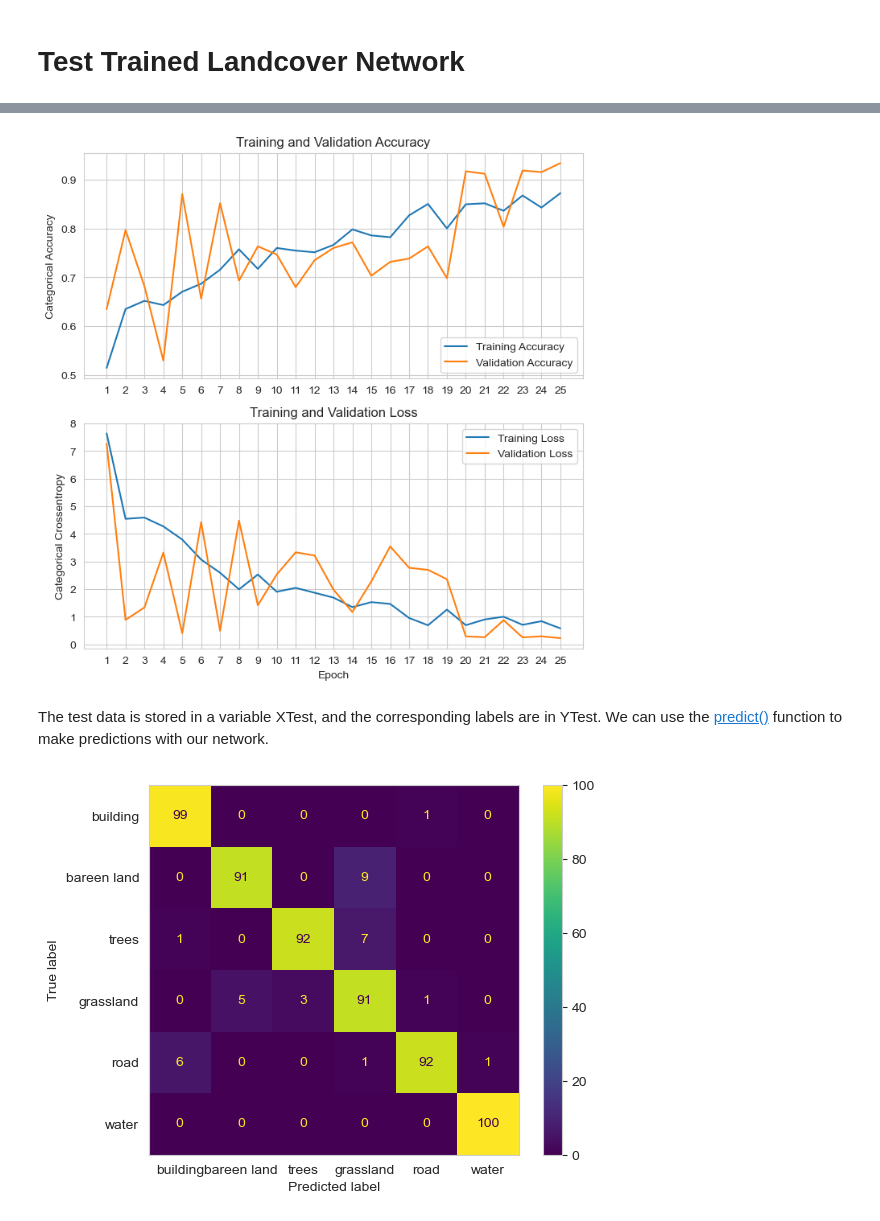
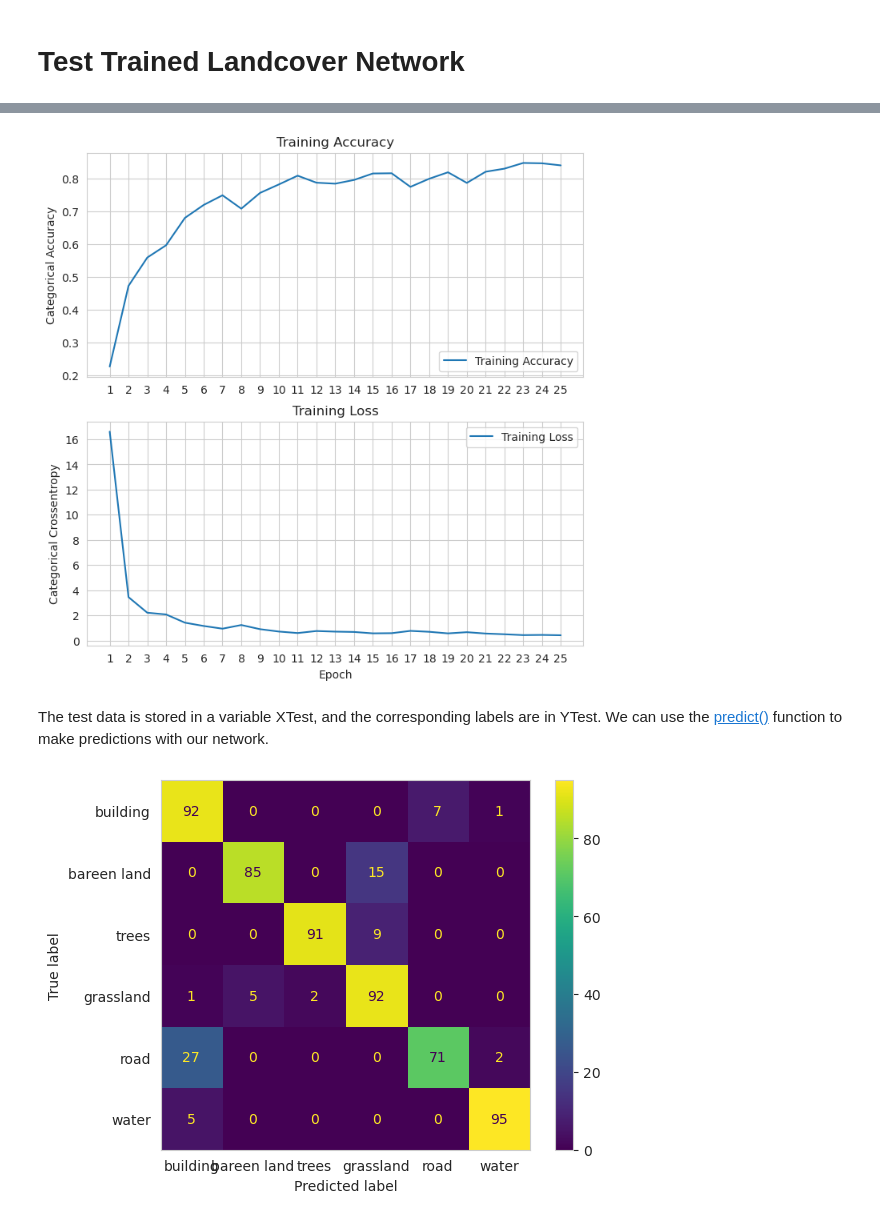
Before and after one commit to LuisAngelMendozaVelasco/Machine_Learning_And_Deep_Learning_Examples, a Jupyter notebook: Deep_Learning/Creating_and_Training_Networks/Example_3.ipynb, the cells around one changed output, grey strips where cells are left out. Saved outputs shown, nothing was run; the diff lists cells and outputs as text; code cells hidden in the pictures.

Commit message:
Update Creating_and_Training_Networks examples

```diff
--- a/Deep_Learning/Creating_and_Training_Networks/Example_3.ipynb
+++ b/Deep_Learning/Creating_and_Training_Networks/Example_3.ipynb
@@ -67,6 +73,6 @@ optimizer = SGD(learning_rate=0.0001)
 loss = tf.keras.losses.CategoricalCrossentropy()
 metrics = tf.keras.metrics.CategoricalAccuracy()
 model.compile(optimizer=optimizer, loss=loss, metrics=metrics)
-history = model.fit(XTrain, YTrain, epochs=25, batch_size=64, verbose="auto", validation_data=(XVal, YVal))
+history = model.fit(XTrain, YTrain, epochs=25, batch_size=64, verbose="auto")
 # %% [output]
 Epoch 1/25
@@ -89,31 +95,26 @@ Epoch 25/25
 # %%
 acc = history.history['categorical_accuracy']
-val_acc = history.history['val_categorical_accuracy']
-
 loss = history.history['loss']
-val_loss = history.history['val_loss']
 
 plt.figure(figsize=(8, 8))
 plt.subplot(2, 1, 1)
 plt.plot(acc, label='Training Accuracy')
-plt.plot(val_acc, label='Validation Accuracy')
 plt.legend(loc='lower right')
 plt.ylabel('Categorical Accuracy')
-plt.title('Training and Validation Accuracy')
+plt.title('Training Accuracy')
 plt.xticks(range(len(acc)), range(1, len(acc)+1))
 
 plt.subplot(2, 1, 2)
 plt.plot(loss, label='Training Loss')
-plt.plot(val_loss, label='Validation Loss')
 plt.legend(loc='upper right')
 plt.ylabel('Categorical Crossentropy')
-plt.title('Training and Validation Loss')
+plt.title('Training Loss')
 plt.xlabel('Epoch')
 plt.xticks(range(len(loss)), range(1, len(loss)+1))
 
 plt.show()
 # %% [output]
-[figure, old version]
+[figure, new version]
 # %% [markdown]
 The test data is stored in a variable XTest, and the corresponding labels are in YTest.
 We can use the [predict()](https://www.tensorflow.org/api_docs/python/tf/keras/Model#predict) function to make predictions with our network.
@@ -126,4 +127,4 @@ disp.plot()
 plt.grid(False)
 plt.show()
 # %% [output]
-[figure, old version]
+[figure, new version]
```
Also changed, not shown: parts of 3 cells of this notebook, 2 other files.
